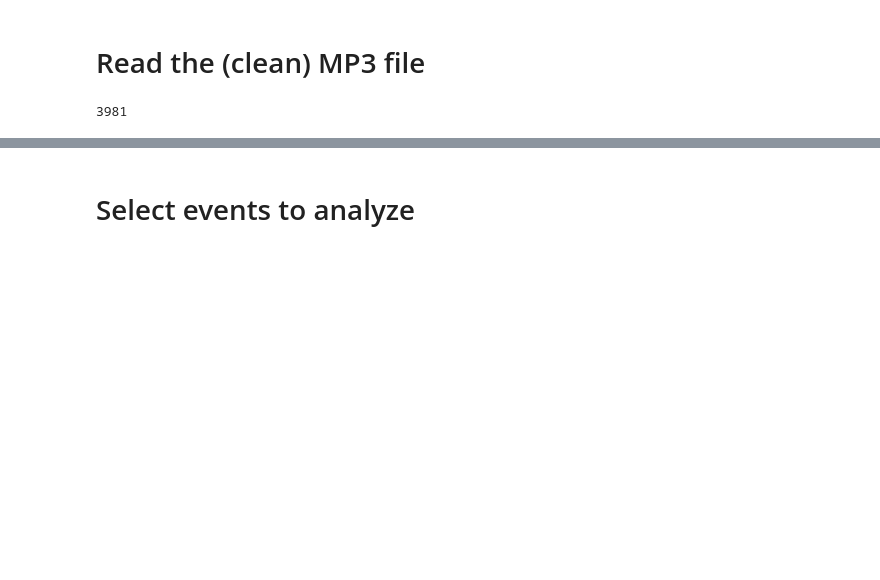
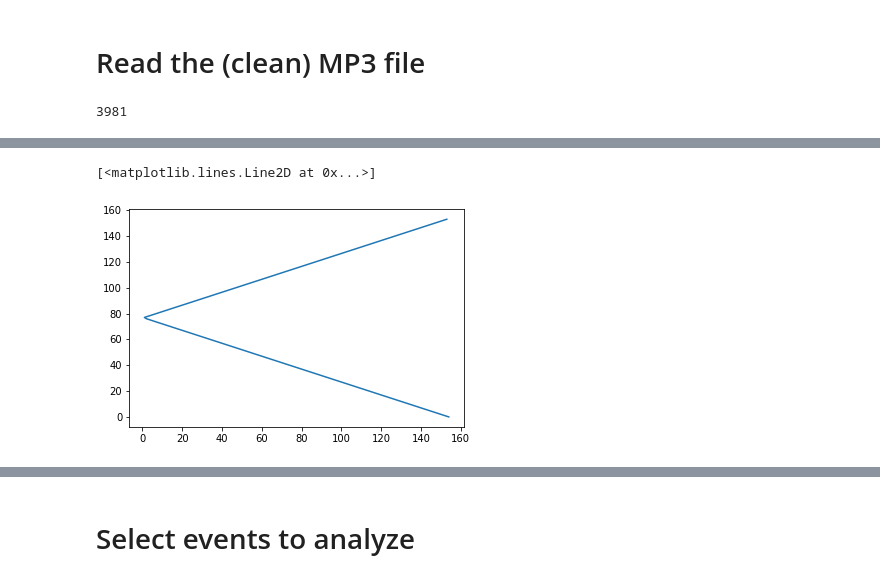
Before and after one commit to cobermai/lhc_anomaly_detection, a Jupyter notebook: notebooks/RB_FPA_analysis_prim_quench.ipynb, the cells around one changed output, grey strips where cells are left out. Drawn from its saved outputs; the diff is of its cells as text; code cells hidden in the pictures; blank space fills up the shorter version.

```diff
--- a/notebooks/RB_FPA_analysis_prim_quench.ipynb
+++ b/notebooks/RB_FPA_analysis_prim_quench.ipynb
@@ -53,0 +58,4 @@ len(mp3_fpa_df)
+# %%
+phys_pos = np.hstack((abs(np.arange(-154,0,2)),np.arange(1,155,2)))
+el_pos = np.arange(len(phys_pos))[phys_pos-1]
+el_pos+1
@@ -53,0 +90,5 @@ len(mp3_fpa_df)
+# %%
+plt.plot(phys_pos, np.arange(len(phys_pos)))
+# %% [output]
+[<matplotlib.lines.Line2D at 0x...>]
+[figure, added]
```
Also changed, not shown: parts of 36 cells of this notebook, 9 other files.
